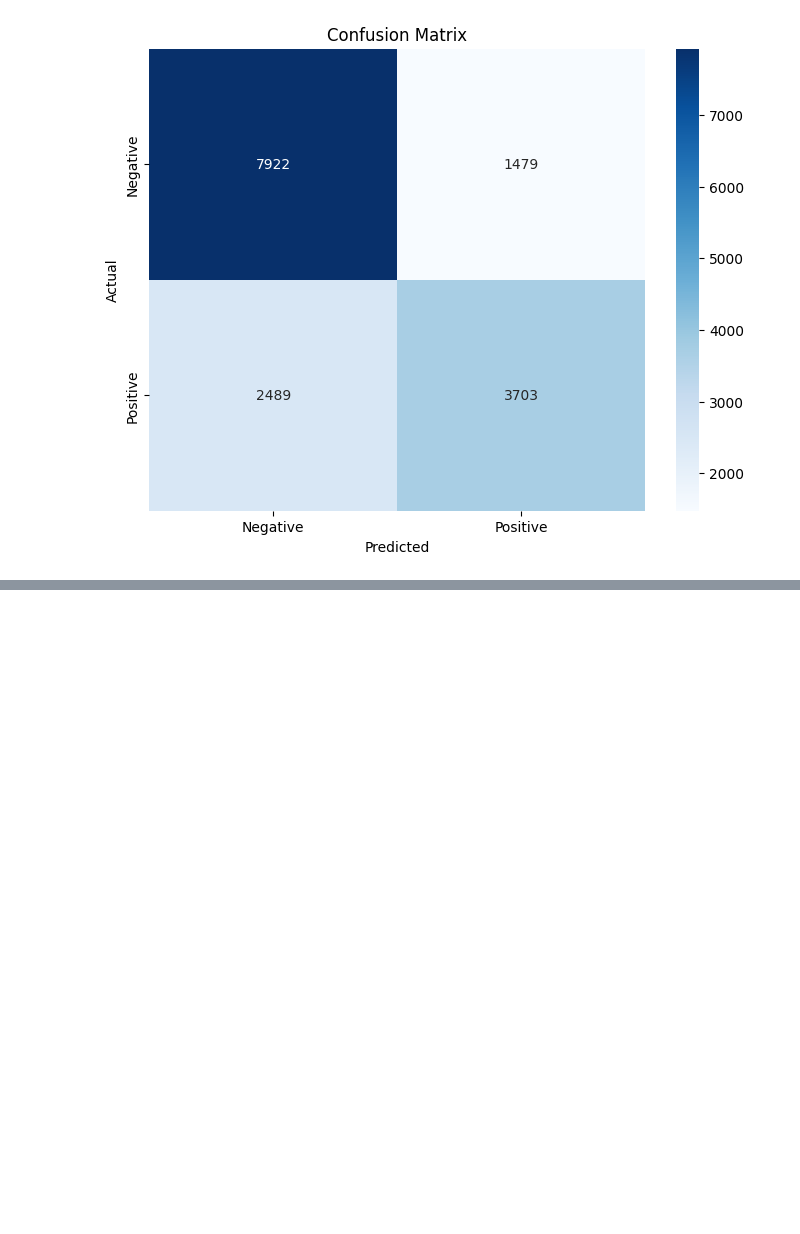
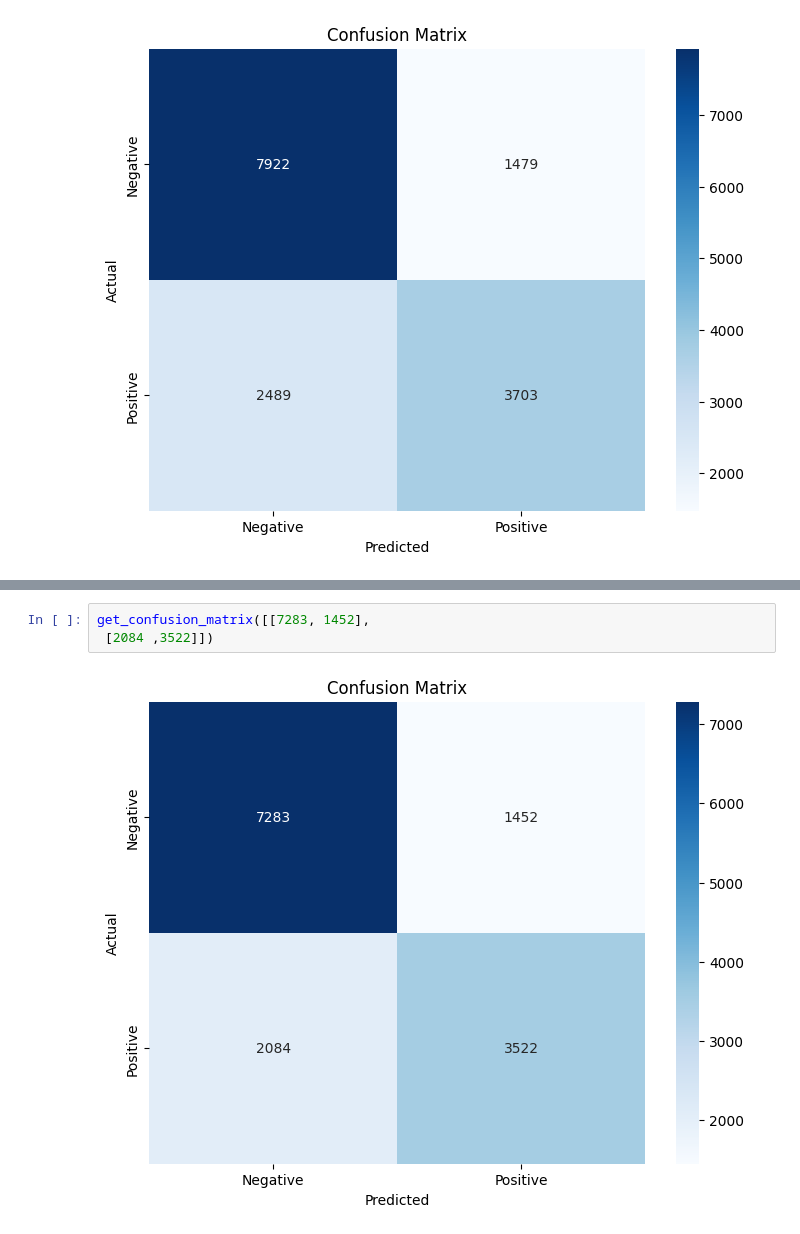
Before and after one commit to amanr24/ML, a Jupyter notebook: LegWord.ipynb, the cells around one changed output, grey strips where cells are left out. Drawn from its saved outputs; the diff is of its cells as text; blank space fills up the shorter version.

```diff
--- a/LegWord.ipynb
+++ b/LegWord.ipynb
@@ -1462,0 +1637,5 @@ get_confusion_matrix([[7922, 1479]
+# %%
+get_confusion_matrix([[7283, 1452],
+ [2084 ,3522]])
+# %% [output]
+[figure, added]
```
Also changed, not shown: parts of 21 cells of this notebook.
